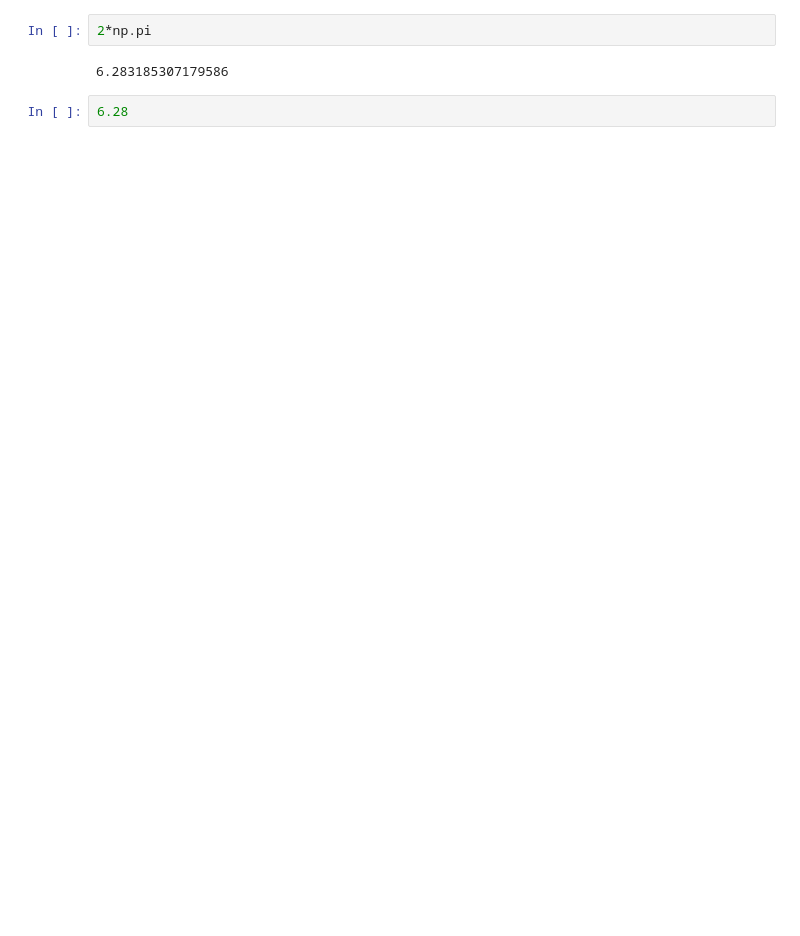
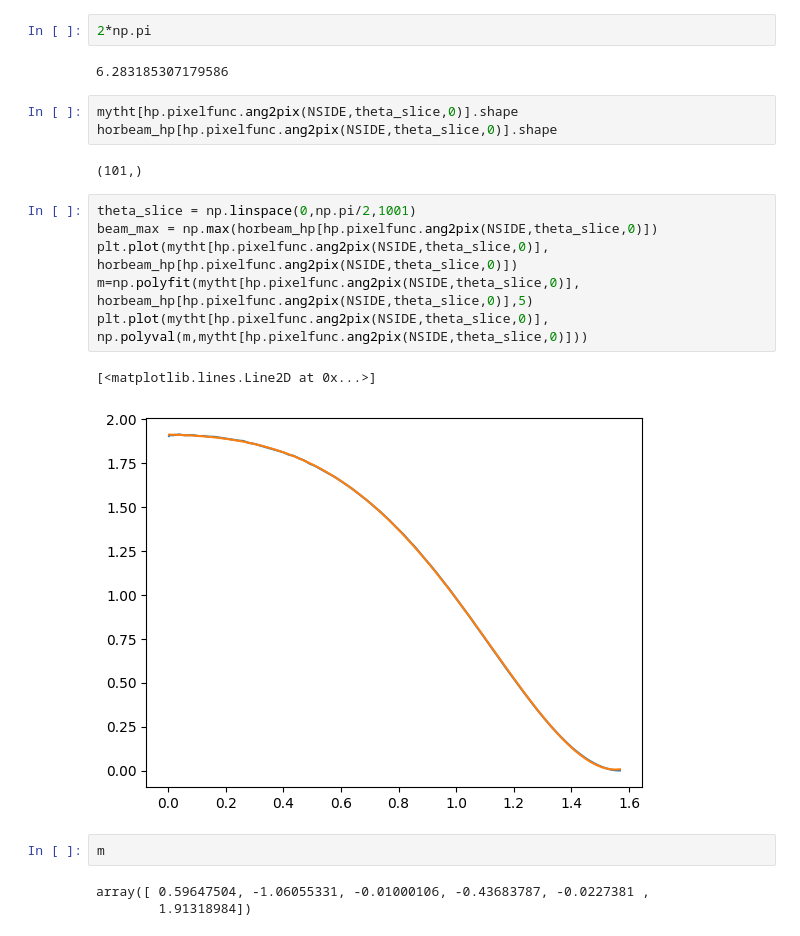
Before and after one commit to mohanagr/braindump, a Jupyter notebook: NEC beam.ipynb, the cells around one changed output. Saved outputs shown, nothing was run; the diff lists cells and outputs as text; blank space fills up the shorter version.

```diff
--- a/NEC beam.ipynb
+++ b/NEC beam.ipynb
@@ -130,5 +112,22 @@ np.nansum(horbeam_hp)*hp.nside2pixarea(NSIDE)
 2*np.pi
 # %% [output]
 6.283185307179586
+# %%
+mytht[hp.pixelfunc.ang2pix(NSIDE,theta_slice,0)].shape
+horbeam_hp[hp.pixelfunc.ang2pix(NSIDE,theta_slice,0)].shape
+# %% [output]
+(101,)
 # %%
-6.28
+theta_slice = np.linspace(0,np.pi/2,1001)
+beam_max = np.max(horbeam_hp[hp.pixelfunc.ang2pix(NSIDE,theta_slice,0)])
+plt.plot(mytht[hp.pixelfunc.ang2pix(NSIDE,theta_slice,0)], horbeam_hp[hp.pixelfunc.ang2pix(NSIDE,theta_slice,0)])
+m=np.polyfit(mytht[hp.pixelfunc.ang2pix(NSIDE,theta_slice,0)], horbeam_hp[hp.pixelfunc.ang2pix(NSIDE,theta_slice,0)],5)
+plt.plot(mytht[hp.pixelfunc.ang2pix(NSIDE,theta_slice,0)], np.polyval(m,mytht[hp.pixelfunc.ang2pix(NSIDE,theta_slice,0)]))
+# %% [output]
+[<matplotlib.lines.Line2D at 0x...>]
+[figure, added]
+# %%
+m
+# %% [output]
+array([ 0.59647504, -1.06055331, -0.01000106, -0.43683787, -0.0227381 ,
+        1.91318984])
```
Also changed, not shown: parts of 5 cells of this notebook, 3 other files.
